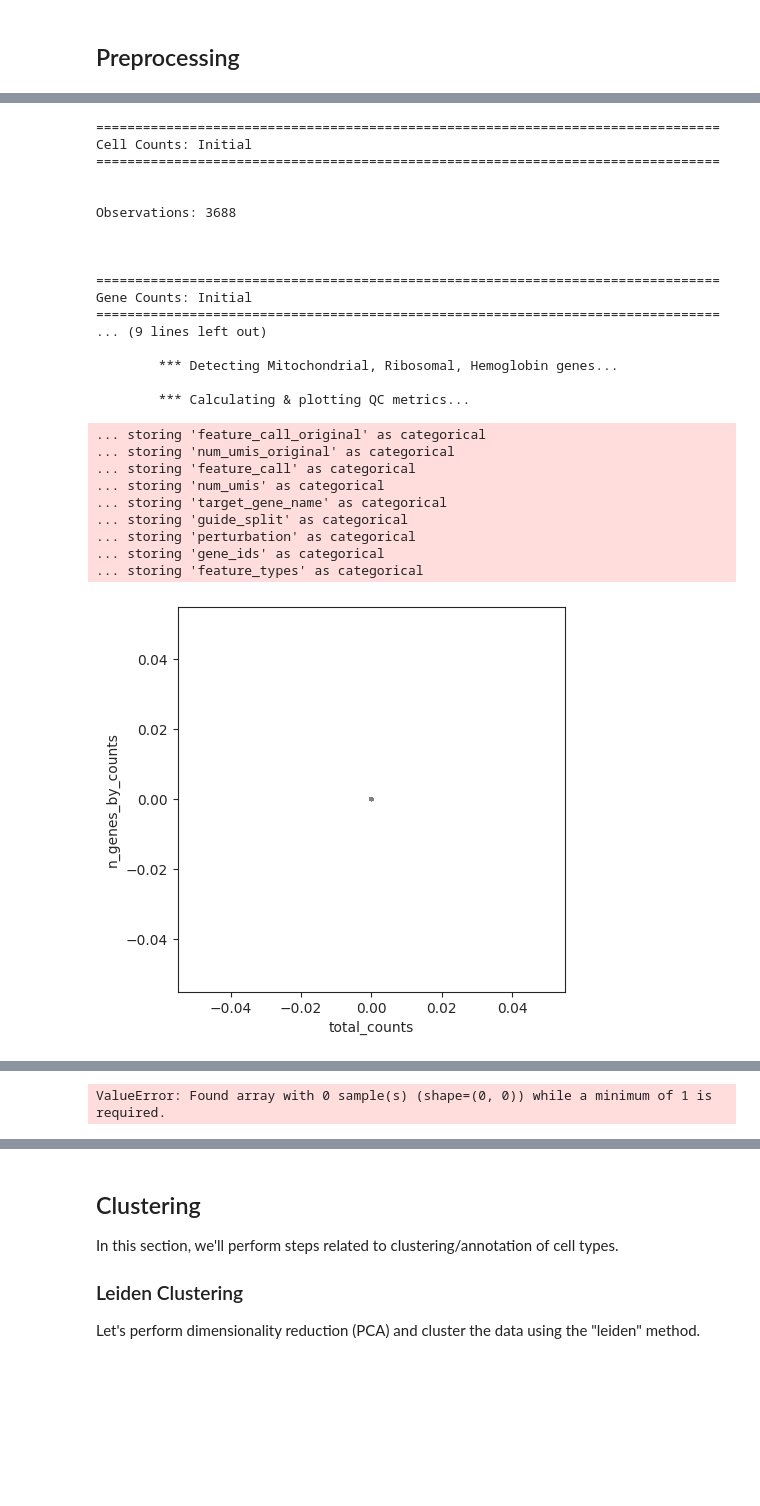
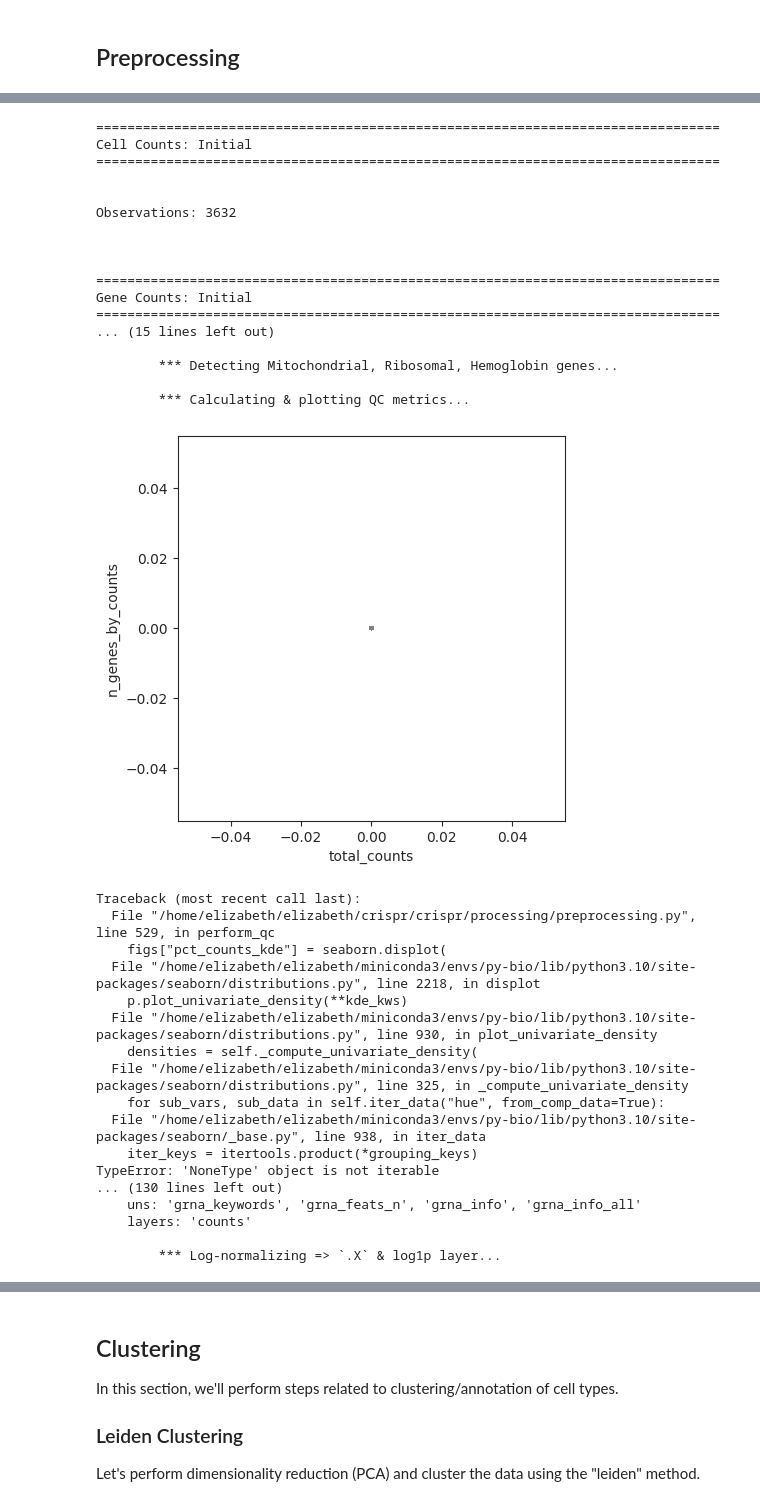
Before and after one commit to ChoBioLab/corescpy, a Jupyter notebook: examples/crispr_object.ipynb, the cells around one changed output, grey strips where cells are left out. Cells and saved outputs as stored; diff of their text form; code cells hidden in the pictures; blank space fills up the shorter version.

```diff
--- a/examples/crispr_object.ipynb
+++ b/examples/crispr_object.ipynb
@@ -223,8 +271,10 @@ if skip_preprocessing_clustering is False:
                      flavor="cell_ranger"),  # for highly-variable gene fx
         target_sum=1e4,  # total-count normalization (1e4=10,000/cell)
         cell_filter_pmt=[0, 30],  # range of mitchondrial gene % allowed
-        cell_filter_ngene=[200, None],  # cells: min/max genes expressed
-        cell_filter_ncounts=[3, 40000],  # cells: min/max read range
+        cell_filter_ngene=[0, 7000 if isinstance(file, str) and (
+          "CRISPRi_scr" in file) else None],  # cells: min/max genes expressed
+        cell_filter_ncounts=[3, 60000 if isinstance(file, str) and (
+          "CRISPRi_scr" in file) else 40000],  # cells: min/max read range
         gene_filter_ncell=[3, None],  # genes: min/max cell count range
         regress_out=None,  # don't regress out confounds like pct_mt
         kws_scale="z")  # z-score w.r.t control means/SDs
@@ -238,30 +288,38 @@ if skip_preprocessing_clustering is False:
 
 Un-Used Keyword Arguments: {'assay_protein': None, 'col_sample_id': None, 'col_batch': None, 'col_subject': None, 'col_condition': 'target_gene_name', 'col_num_umis': 'num_umis', 'col_target_genes': ' ...
 [figure]
 ================================================================================
 Cell Counts: Initial
 ================================================================================
 
 
-Observations: 3688
+Observations: 3632
 
 
 
 ================================================================================
 Gene Counts: Initial
 ================================================================================
-... (9 lines left out)
+... (15 lines left out)
 
         *** Detecting Mitochondrial, Ribosomal, Hemoglobin genes...
 
         *** Calculating & plotting QC metrics...
+[figure]
-... storing 'feature_call_original' as categorical
-... storing 'num_umis_original' as categorical
-... storing 'feature_call' as categorical
-... storing 'num_umis' as categorical
-... storing 'target_gene_name' as categorical
-... storing 'guide_split' as categorical
-... storing 'perturbation' as categorical
-... storing 'gene_ids' as categorical
-... storing 'feature_types' as categorical
+Traceback (most recent call last):
+  File "/home/elizabeth/elizabeth/crispr/crispr/processing/preprocessing.py", line 529, in perform_qc
+    figs["pct_counts_kde"] = seaborn.displot(
+  File "/home/elizabeth/elizabeth/miniconda3/envs/py-bio/lib/python3.10/site-packages/seaborn/distributions.py", line 2218, in displot
+    p.plot_univariate_density(**kde_kws)
+  File "/home/elizabeth/elizabeth/miniconda3/envs/py-bio/lib/python3.10/site-packages/seaborn/distributions.py", line 930, in plot_univariate_density
+    densities = self._compute_univariate_density(
+  File "/home/elizabeth/elizabeth/miniconda3/envs/py-bio/lib/python3.10/site-packages/seaborn/distributions.py", line 325, in _compute_univariate_density
+    for sub_vars, sub_data in self.iter_data("hue", from_comp_data=True):
+  File "/home/elizabeth/elizabeth/miniconda3/envs/py-bio/lib/python3.10/site-packages/seaborn/_base.py", line 938, in iter_data
+    iter_keys = itertools.product(*grouping_keys)
+TypeError: 'NoneType' object is not iterable
+... (130 lines left out)
+    uns: 'grna_keywords', 'grna_feats_n', 'grna_info', 'grna_info_all'
+    layers: 'counts'
+
+        *** Log-normalizing => `.X` & log1p layer...
-[figure]
@@ -285,4 +327,3 @@ TypeError: 'NoneType' object is not iterable
-ValueError: Found array with 0 sample(s) (shape=(0, 0)) while a minimum of 1 is required.
 [figure]
 [figure]
 [figure]
```
Also changed, not shown: parts of 5 cells of this notebook, 5 other files.
